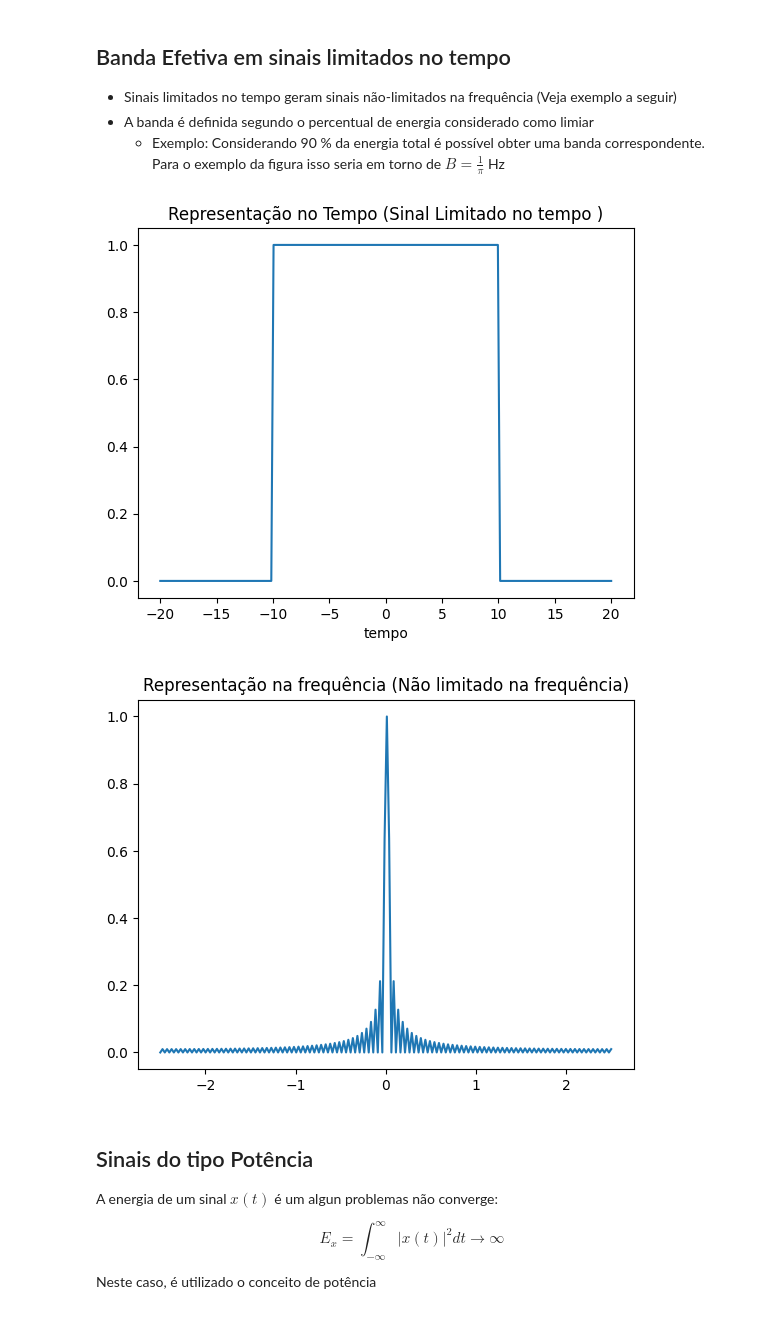
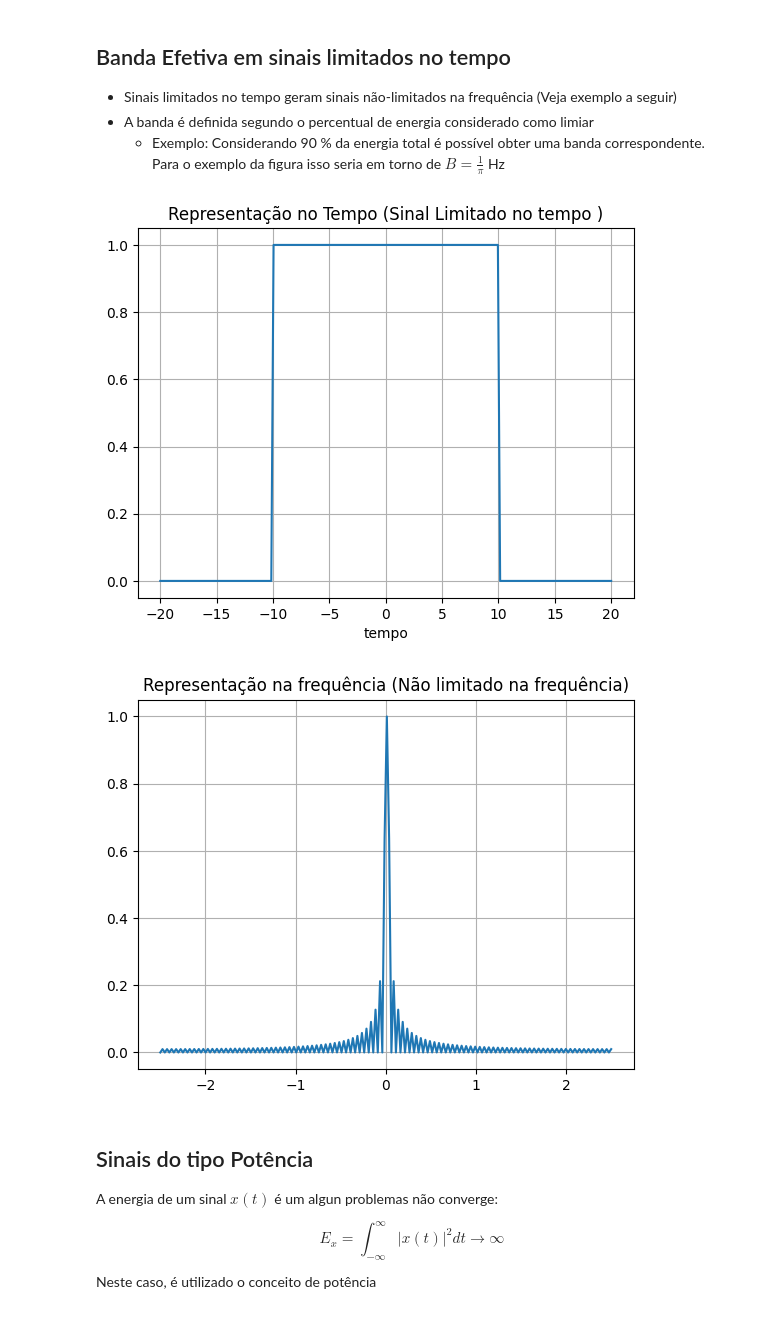
Before and after one commit to araujoUnb/PricomAulas, a Jupyter notebook: aula_conceitos_transmissao.ipynb, the cells around one changed output. Saved outputs shown, nothing was run; the diff lists cells and outputs as text; code cells hidden in the pictures.

```diff
--- a/aula_conceitos_transmissao.ipynb
+++ b/aula_conceitos_transmissao.ipynb
@@ -4,5 +5,5 @@ import matplotlib.pyplot as plt
 # %%
-def rect_pulse(A,fs,T,T_max=1):
+def rect_pulse(A,fs,T,T_max=2):
     r""" Generate isolated rectangular pulse with the following parameters
     Parameters: A : amplitude of the rectangular pulse
     fs : sampling frequency in Hz
@@ -29,7 +30,7 @@ def impulse(A,fs,t_d,T_max=1):
   return (t,g)
 
 
-def canal_linear(input,fs,aVec,tdVec,T_max):
+def canal_linear(input,fs,aVec,tdVec):
 
   nSamplesInput = len(input)
   nEchos = len(aVec)
@@ -49,9 +50,9 @@ def sinc(B,fs,t_d,T_max):
   return t, np.sinc(B*(t-t_d))
 
 
-def canal_nao_linear(input,a):
+def canal_nao_linear(input,a,idx=2):
 
-  return input + a*input**2
+  return input + a*input**idx
 # %% [markdown]
 <img src="Figs/fga.png" alt="isolated"/>
 # %% [markdown]
@@ -459,35 +491,37 @@ def rect_pulse(T,fs,Ts):
 
     return t, A
 
 def time_plot(T,fs,Ts):
 
     res = rect_pulse(T,fs,Ts)
     plt.plot(*res)
     plt.xlabel("tempo")
     plt.title("Representação no Tempo (Sinal Limitado no tempo )")
+    plt.grid()
     plt.show()
 
 def freq_plot(T,fs,Ts):
     res = rect_pulse(T,fs,Ts)
     Mf = np.fft.fftshift(np.fft.fft(res[1],norm="ortho"))
     nSamples = len(res[1])
 
     freq  = np.linspace(-fs/2,fs/2,nSamples)
 
     plt.plot(freq,abs(Mf)/np.max(abs(Mf)))
     plt.title("Representação na frequência (Não limitado na frequência)")
+    plt.grid()
     plt.show()
 
 T =10
 fs = 5
 Ts =40
 
 
 time_plot(T,fs,Ts)
 freq_plot(T,fs,Ts)
 # %% [output]
-[figure, old version]
+[figure, new version]
-[figure, old version]
+[figure, new version]
 # %% [markdown]
 ## Sinais do tipo Potência
 
```
Also changed, not shown: parts of 6 cells of this notebook.
